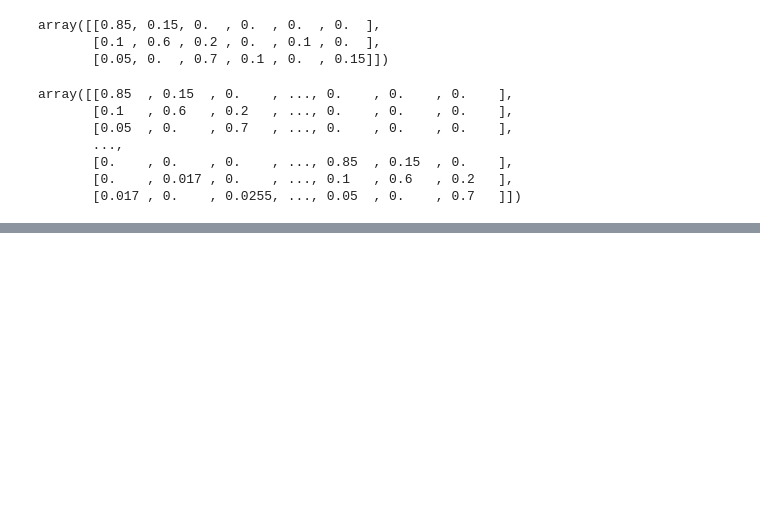
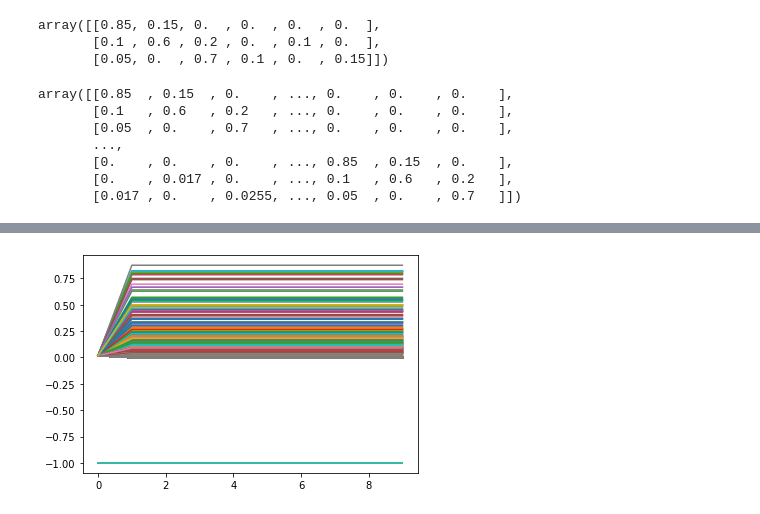
Before and after one commit to hpi-sam/HMM-Learning4SAS, a Jupyter notebook: projects/HMM/Task2.ipynb, the cells around one changed output, grey strips where cells are left out. Drawn from its saved outputs; the diff is of its cells as text; code cells hidden in the pictures; blank space fills up the shorter version.

```diff
--- a/projects/HMM/Task2.ipynb
+++ b/projects/HMM/Task2.ipynb
@@ -180,3 +181,16 @@ def discrete_trace(trace):
         for j in range(len(probs)):
             new_trace[i].append(1 if j == chosen else 0)
     return new_trace
+# %%
+def get_transformation(means):
+    transformation = [-1] * len(means)
+    for i in range(len(means)):
+        max_value = 0
+        max_index = -1
+        mean = means[i]
+        for j in range(len(mean)):
+            if mean[j] > max_value:
+                max_value = mean[j]
+                max_index = j
+        transformation[i] = max_index
+    return transformation
@@ -182,0 +246,4 @@ def discrete_trace(trace):
+# %%
+plot_probs(X, 10)
+# %% [output]
+[figure, added]
```
Also changed, not shown: parts of 8 cells of this notebook, 1 other file.
